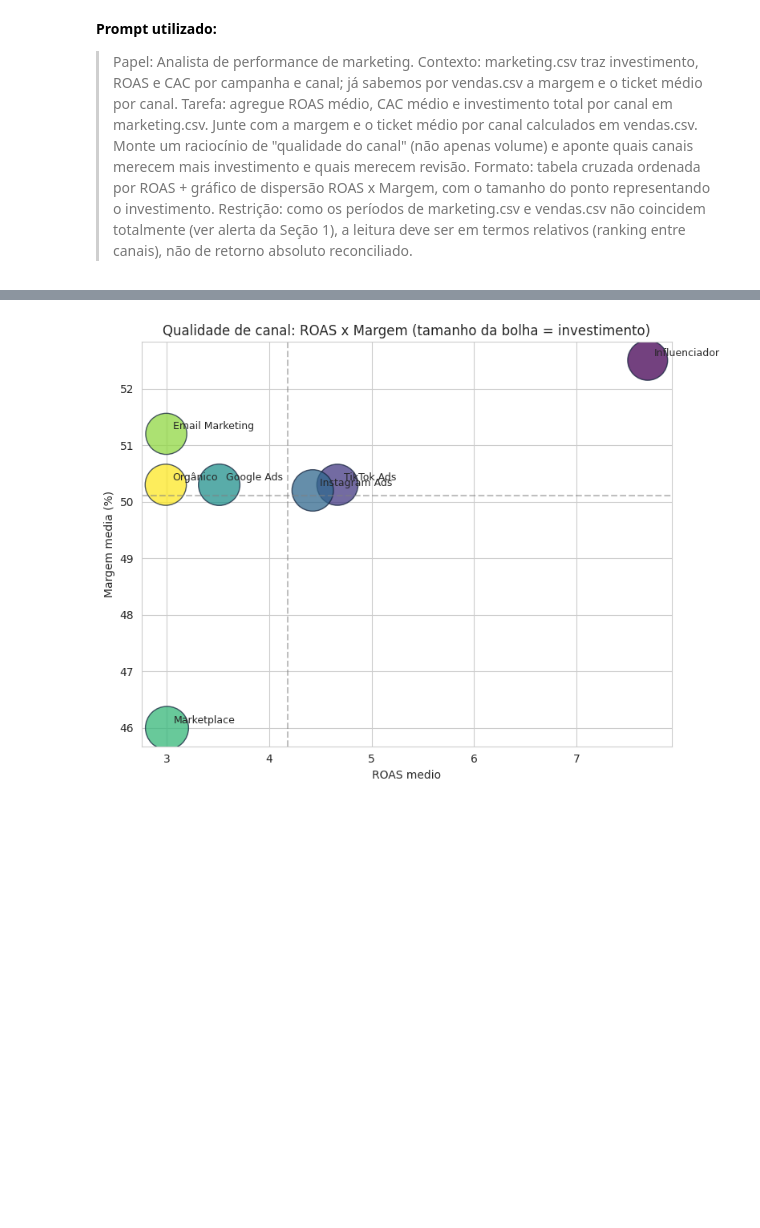
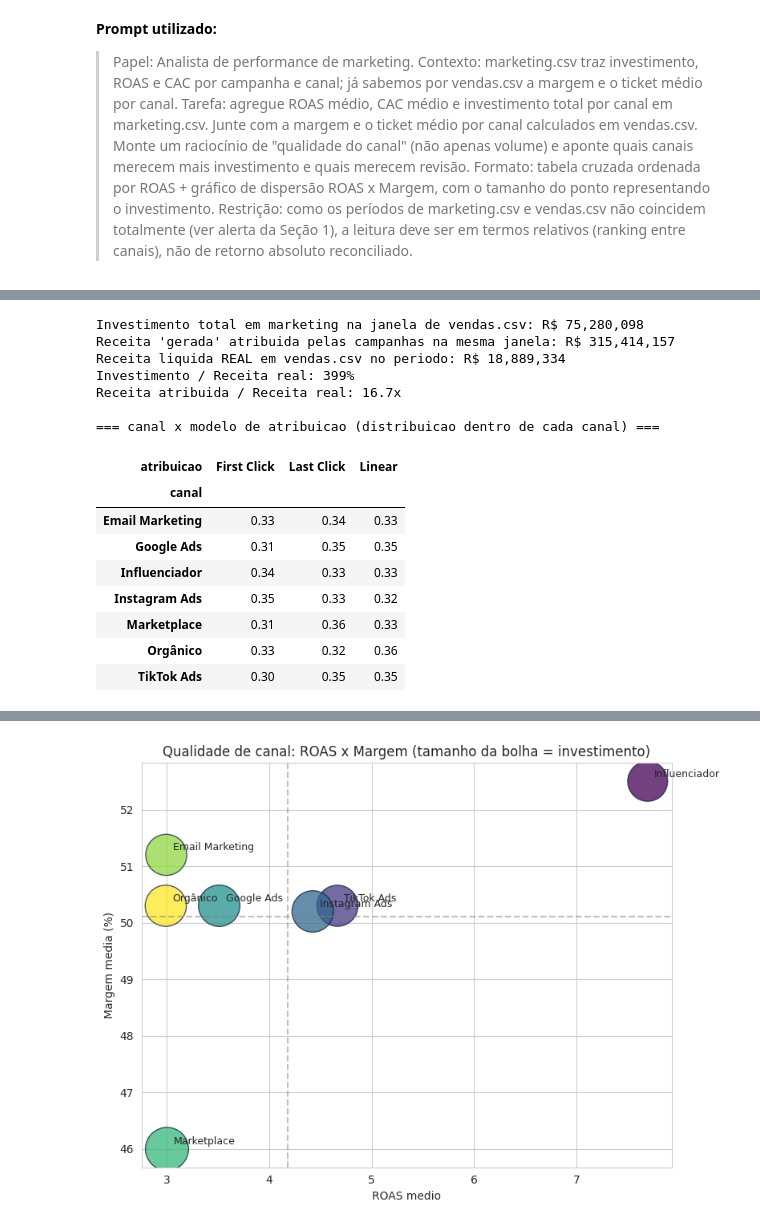
Before and after one commit to anapbatista/BootCamp-EloGroup, a Jupyter notebook: Case_Vertice_AED_Completa.ipynb, the cells around one changed output, grey strips where cells are left out. Saved outputs shown, nothing was run; the diff lists cells and outputs as text; code cells hidden in the pictures; blank space fills up the shorter version.

Commit message:
Atualizado após 2ª mentoria

```diff
--- a/Case_Vertice_AED_Completa.ipynb
+++ b/Case_Vertice_AED_Completa.ipynb
@@ -503,0 +594,35 @@ display(qualidade_canal)
+# %%
+# @title
+# Checagem de mentoria: marketing.csv e vendas.csv foram desenhados para conversar entre si?
+janela_ini, janela_fim = vendas['data_pedido'].min(), vendas['data_pedido'].max()
+mkt_janela = marketing[(marketing['data_inicio'] >= janela_ini) & (marketing['data_inicio'] <= janela_fim)]
+
+investimento_janela = mkt_janela['investimento_reais'].sum()
+receita_atribuida_janela = mkt_janela['receita_gerada'].sum()
+receita_real = vendas['receita_liquida'].sum()
+
+print(f"Investimento total em marketing na janela de vendas.csv: R$ {investimento_janela:,.0f}")
+print(f"Receita 'gerada' atribuida pelas campanhas na mesma janela: R$ {receita_atribuida_janela:,.0f}")
+print(f"Receita liquida REAL em vendas.csv no periodo: R$ {receita_real:,.0f}")
+print(f"Investimento / Receita real: {investimento_janela/receita_real*100:.0f}%")
+print(f"Receita atribuida / Receita real: {receita_atribuida_janela/receita_real:.1f}x")
+
+print("\n=== canal x modelo de atribuicao (distribuicao dentro de cada canal) ===")
+display(pd.crosstab(marketing['canal'], marketing['atribuicao'], normalize='index').round(2))
+# %% [output]
+Investimento total em marketing na janela de vendas.csv: R$ 75,280,098
+Receita 'gerada' atribuida pelas campanhas na mesma janela: R$ 315,414,157
+Receita liquida REAL em vendas.csv no periodo: R$ 18,889,334
+Investimento / Receita real: 399%
+Receita atribuida / Receita real: 16.7x
+
+=== canal x modelo de atribuicao (distribuicao dentro de cada canal) ===
+| atribuicao | First Click | Last Click | Linear |
+| canal |  |  |  |
+| Email Marketing | 0.33 | 0.34 | 0.33 |
+| Google Ads | 0.31 | 0.35 | 0.35 |
+| Influenciador | 0.34 | 0.33 | 0.33 |
+| Instagram Ads | 0.35 | 0.33 | 0.32 |
+| Marketplace | 0.31 | 0.36 | 0.33 |
+| Orgânico | 0.33 | 0.32 | 0.36 |
+| TikTok Ads | 0.30 | 0.35 | 0.35 |
```
Also changed, not shown: parts of 38 cells of this notebook.
